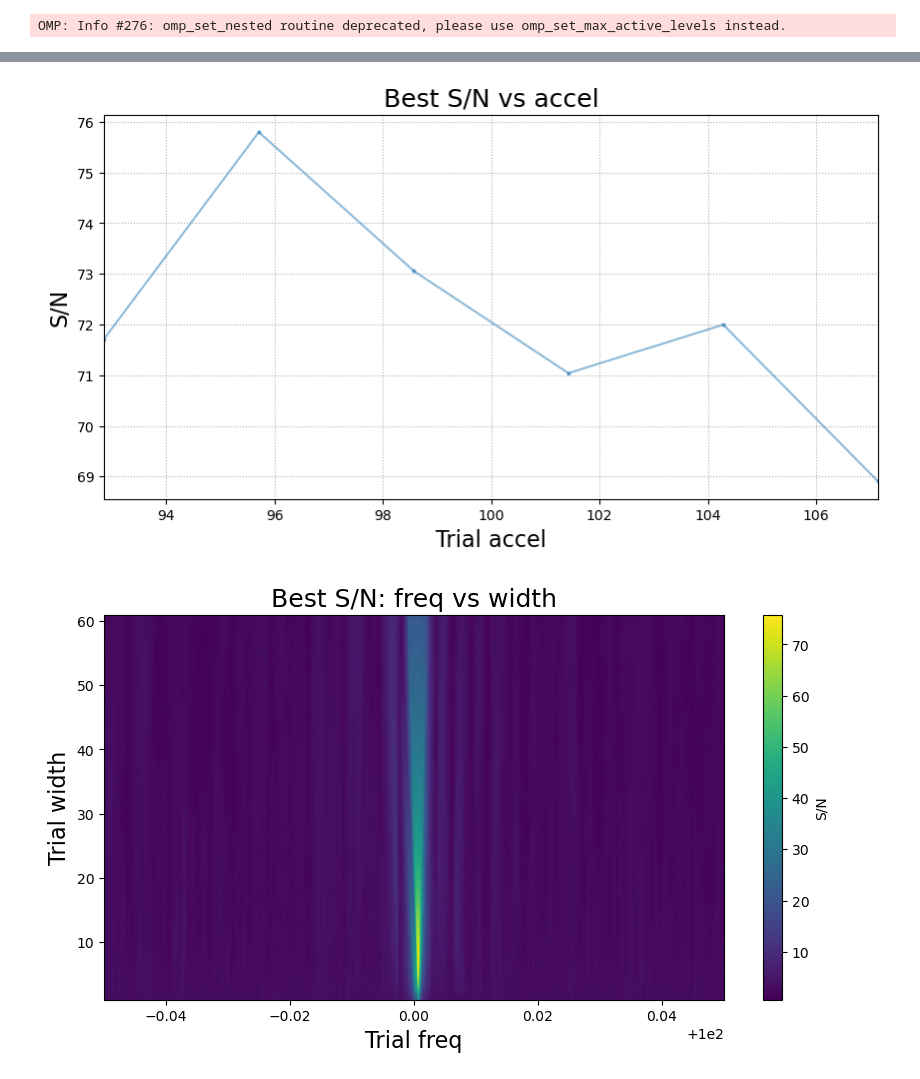
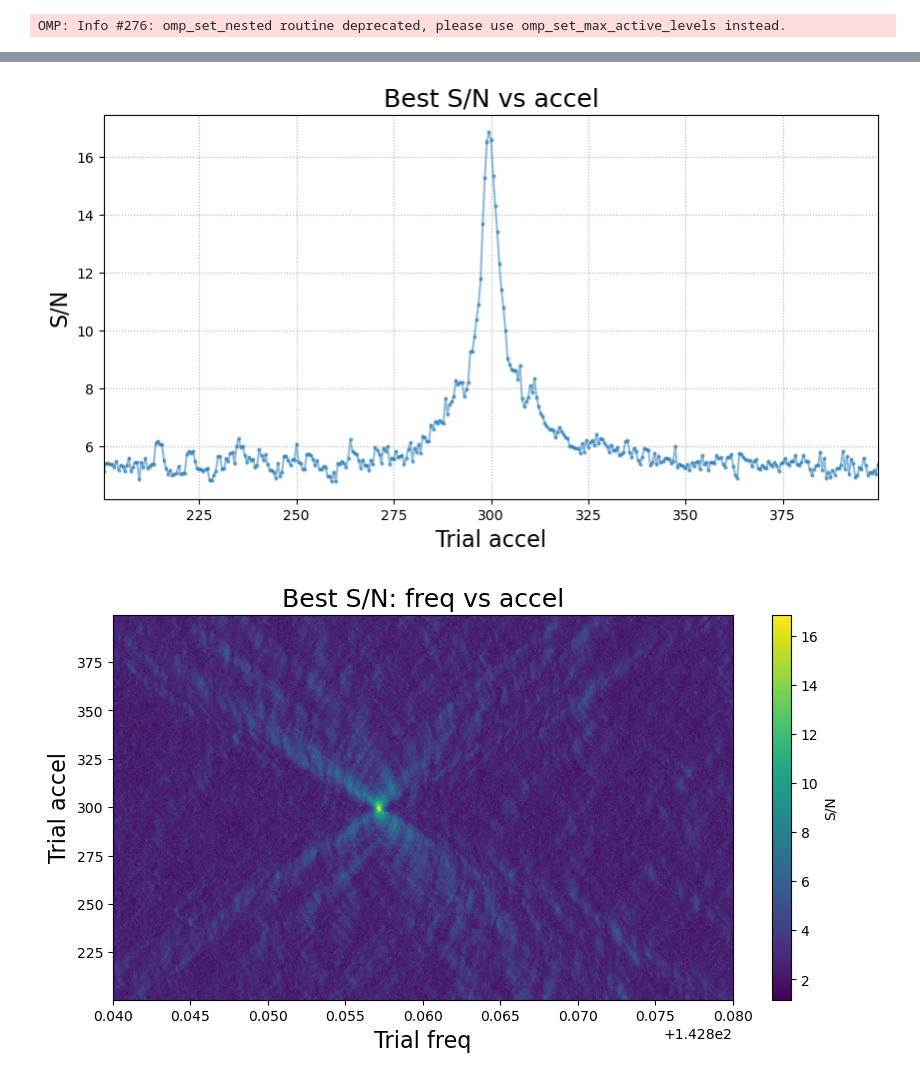
Before and after one commit to pravirkr/pyloki, a Jupyter notebook: examples/ffa_accel.ipynb, the cells around one changed output, grey strips where cells are left out. Saved outputs shown, nothing was run; the diff lists cells and outputs as text; code cells hidden in the pictures.

```diff
--- a/examples/ffa_accel.ipynb
+++ b/examples/ffa_accel.ipynb
@@ -12,13 +12,13 @@ from matplotlib import pyplot as plt
 # %% [output]
 OMP: Info #276: omp_set_nested routine deprecated, please use omp_set_max_active_levels instead.
 # %%
-pulsar_period = 0.01
-dt = 8.192e-5
-accel = 100
-nsamps = 2**22
+pulsar_period = 0.007
+dt = 64e-6
+accel = 300
+nsamps = 2**24
 mod_kwargs = {"acc": accel}
 
-cfg = PulseSignalConfig(period=pulsar_period, dt=dt, nsamps=nsamps, snr=100, ducy=0.05, mod_kwargs=mod_kwargs)
+cfg = PulseSignalConfig(period=pulsar_period, dt=dt, nsamps=nsamps, snr=20, ducy=0.1, mod_kwargs=mod_kwargs)
 tim_data = cfg.generate(shape="gaussian")
 tim_data.plot_fold(cfg.freq, cfg.fold_bins, mod_kwargs=mod_kwargs); plt.show()
 # %% [output]
@@ -37,9 +27,11 @@ np.float64(105.6353517979202)
 tol_bins = cfg.tol_bins
 fold_bins = cfg.fold_bins_ideal
 
-tol_bins = 2
-param_limits = typed.List([(90.0, 110.0), (1/0.011, 1/0.009)])
-search_cfg = PulsarSearchConfig(cfg.nsamps, cfg.dt, fold_bins, tol_bins, param_limits)
+tol_bins = 4
+fold_bins = 64
+param_limits = typed.List([(200.0, 400.0), (1/0.00702, 1/0.00698)])
+bseg_brute = cfg.nsamps//256
+search_cfg = PulsarSearchConfig(cfg.nsamps, cfg.dt, fold_bins, tol_bins, param_limits, bseg_brute=bseg_brute)
 dyp = DynamicProgramming(tim_data, search_cfg)
 dyp.initialize()
 dyp.execute()
@@ -78,0 +52,13 @@ true_params_idx = (idx_acc, idx_per)
+# %%
+folds = dyp.get_fold_norm()
+widths = scoring.generate_box_width_trials(dyp.nbins, ducy_max=0.2, spacing_factor=1)
+snrs = scoring.boxcar_snr(folds, widths)
+idx_freq = np_utils.find_nearest_sorted_idx(dyp.param_arr[-1], cfg.freq)
+idx_acc = np_utils.find_nearest_sorted_idx(dyp.param_arr[-2], cfg.mod_kwargs["acc"])
+true_params_idx = (idx_acc, idx_freq)
+print(f"True param indices: {true_params_idx}")
+
+pgram = Periodogram(params={"width": widths, "freq": dyp.param_arr[-1], "accel": dyp.param_arr[-2]},
+                    snrs=snrs, tobs=tim_data.tobs)
+print(f"Best param indices: {pgram.find_best_indices()}")
+print(pgram.get_summary())
@@ -83,8 +77,8 @@ fig = pgram.plot_1d("freq", x_lim=(98, 102), figsize=(10, 5)); plt.show()
 # %%
 fig = pgram.plot_1d("accel", figsize=(10, 5)); plt.show()
 # %% [output]
-[figure, old version]
+[figure, new version]
 # %%
-fig = pgram.plot_2d("freq", "width", x_lim=(99.95, 100.05), figsize=(10, 5)); plt.show()
+fig = pgram.plot_2d("freq", "accel", x_lim=(142.84, 142.88), figsize=(10, 5)); plt.show()
 # %% [output]
-[figure, old version]
+[figure, new version]
```
Also changed, not shown: parts of 10 cells of this notebook, 12 other files.
